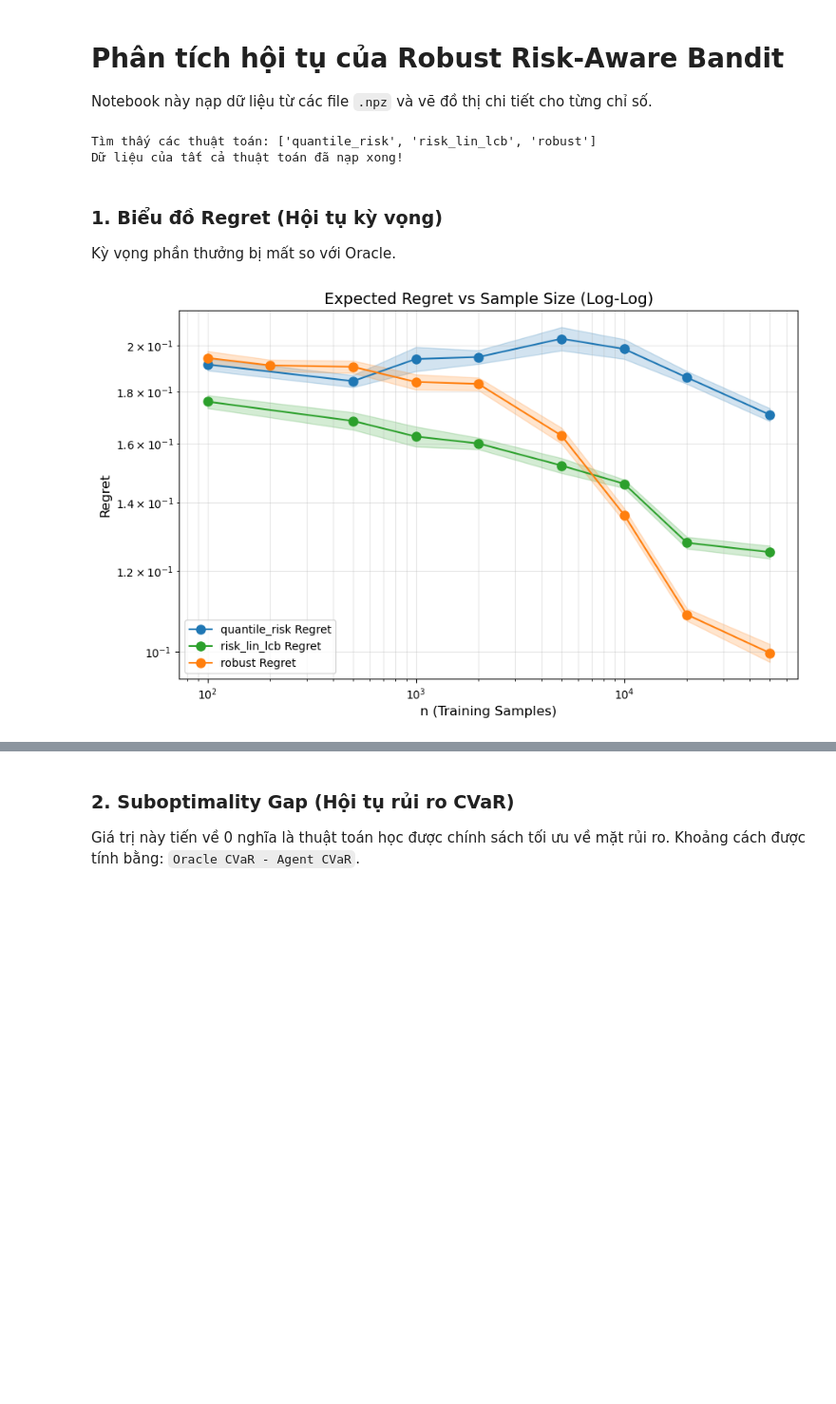
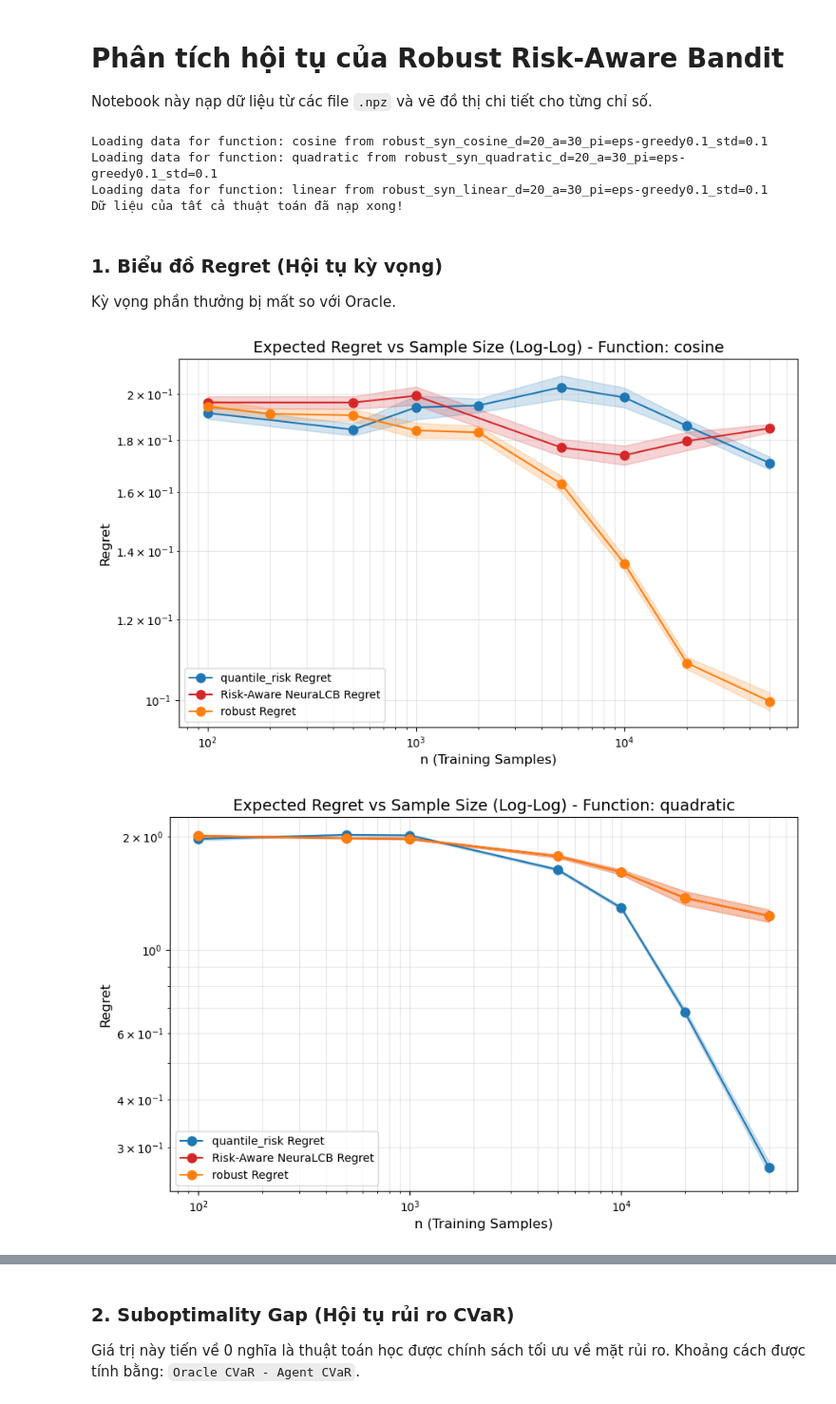
Before and after one commit to trito11/robust_risk_aware_bandits, a Jupyter notebook: plot_convergence.ipynb, the cells around one changed output, grey strips where cells are left out. Shown at 95% size. Drawn from its saved outputs; the diff is of its cells as text; code cells hidden in the pictures; blank space fills up the shorter version.

```diff
--- a/plot_convergence.ipynb
+++ b/plot_convergence.ipynb
@@ -8,15 +8,20 @@ import os
 import glob
 import re
 
-# 1. Cấu hình đường dẫn dữ liệu
-data_dir = "results/robust_syn_d=20_a=30_pi=eps-greedy0.1_std=0.1"
+# 1. Cấu hình
+results_root = "results"
 n_list = [100, 200, 500, 1000, 2000, 5000, 10000, 20000, 50000]
 
 color_map = {
     'robust': '#ff7f0e',        # Cam
     'quantile_risk': '#1f77b4', # Xanh dương
     'risk_lin_lcb': '#2ca02c',  # Xanh lá (Linear)
-    'neural_regression': '#d62728' # Đỏ
+    'risk_exact': '#d62728' # Đỏ
+}
+
+label_map = {
+    'risk_exact': 'Risk-Aware NeuraLCB',
+    'risk_lin_lcb': 'Robust LinLCB (Baseline)'
 }
 
 def get_algo_prefixes(data_dir):
@@ -29,10 +34,8 @@ def get_algo_prefixes(data_dir):
             prefixes.add(match.group(1))
     return sorted(list(prefixes))
 
-def load_all_algorithms(data_dir, n_list):
+def load_algorithms_from_dir(data_dir, n_list):
     prefixes = get_algo_prefixes(data_dir)
-    print(f"Tìm thấy các thuật toán: {prefixes}")
-
     all_results = {}
     all_files = glob.glob(os.path.join(data_dir, "*.npz"))
 
@@ -42,17 +45,13 @@ def load_all_algorithms(data_dir, n_list):
                    'oracle_cvar': []}
 
         for n in n_list:
-            # Tìm file khớp CHÍNH XÁC prefix và n
-            # Pattern: prefix + cái gì đó + _n={n} + (.npz hoặc _layers)
             target_files = []
             for f in all_files:
                 fname = os.path.basename(f)
-                if fname.startswith(prefix) and re.search(fr"_n={n}(_|\.npz)", fname):
+                if fname.startswith(prefix) and re.search(fr"_n={n}(_|\\.npz)", fname):
                     target_files.append(f)
 
             if not target_files: continue
-
-            # Load file đầu tiên tìm thấy
             d = np.load(target_files[0], allow_pickle=True)
             algo_name = d['algo_names'][0].replace(' ', '_') if 'algo_names' in d else prefix
 
@@ -76,35 +75,45 @@ def load_all_algorithms(data_dir, n_list):
                 summary['subopt_mean'].append(np.mean(sub))
                 summary['subopt_std'].append(np.std(sub) / np.sqrt(len(c.flatten())))
                 summary['oracle_cvar'].append(o_cvar)
-
         all_results[prefix] = summary
-
     return all_results
 
-all_summaries = load_all_algorithms(data_dir, n_list)
+all_function_data = {}
+for dname in os.listdir(results_root):
+    if dname.startswith("robust_syn_") and os.path.isdir(os.path.join(results_root, dname)):
+        parts = dname.split('_')
+        if len(parts) >= 3:
+            func_name = parts[2]
+            full_path = os.path.join(results_root, dname)
+            print(f"Loading data for function: {func_name} from {dname}")
+            all_function_data[func_name] = load_algorithms_from_dir(full_path, n_list)
 print("Dữ liệu của tất cả thuật toán đã nạp xong!")
 # %% [output]
-Tìm thấy các thuật toán: ['quantile_risk', 'risk_lin_lcb', 'robust']
+Loading data for function: cosine from robust_syn_cosine_d=20_a=30_pi=eps-greedy0.1_std=0.1
+Loading data for function: quadratic from robust_syn_quadratic_d=20_a=30_pi=eps-greedy0.1_std=0.1
+Loading data for function: linear from robust_syn_linear_d=20_a=30_pi=eps-greedy0.1_std=0.1
 Dữ liệu của tất cả thuật toán đã nạp xong!
 # %% [markdown]
 ### 1. Biểu đồ Regret (Hội tụ kỳ vọng)
 Kỳ vọng phần thưởng bị mất so với Oracle.
 # %%
-plt.figure(figsize=(10, 6))
-for algo, summary in all_summaries.items():
-    if not summary['n_regret']: continue
-    color = color_map.get(algo, None)
-    plt.plot(summary['n_regret'], summary['regret_mean'], '-o', label=f"{algo} Regret", markersize=8, color=color)
-    plt.fill_between(summary['n_regret'],
-                     np.array(summary['regret_mean']) - np.array(summary['regret_std']),
-                     np.array(summary['regret_mean']) + np.array(summary['regret_std']),
-                     alpha=0.2, color=color)
+for func_name, summaries in all_function_data.items():
+    plt.figure(figsize=(10, 6))
+    for algo, summary in summaries.items():
+        if not summary['n_regret']: continue
+        color = color_map.get(algo, None)
+        plt.plot(summary['n_regret'], summary['regret_mean'], '-o', label=f"{label_map.get(algo, algo)} Regret", markersize=8, color=color)
+        plt.fill_between(summary['n_regret'],
+                         np.array(summary['regret_mean']) - np.array(summary['regret_std']),
+                         np.array(summary['regret_mean']) + np.array(summary['regret_std']),
+                         alpha=0.2, color=color)
 
-plt.xscale('log'); plt.yscale('log')
-plt.title("Expected Regret vs Sample Size (Log-Log)", fontsize=14)
-plt.xlabel("n (Training Samples)", fontsize=12); plt.ylabel("Regret", fontsize=12)
-plt.grid(True, which="both", alpha=0.3)
-plt.legend()
-plt.show()
+    plt.xscale('log'); plt.yscale('log')
+    plt.title(f"Expected Regret vs Sample Size (Log-Log) - Function: {func_name}", fontsize=14)
+    plt.xlabel("n (Training Samples)", fontsize=12); plt.ylabel("Regret", fontsize=12)
+    plt.grid(True, which="both", alpha=0.3)
+    plt.legend()
+    plt.show()
 # %% [output]
-[figure, old version]
+[figure, new version]
+[figure, added]
```
Also changed, not shown: parts of 3 cells of this notebook, 9 other files.
